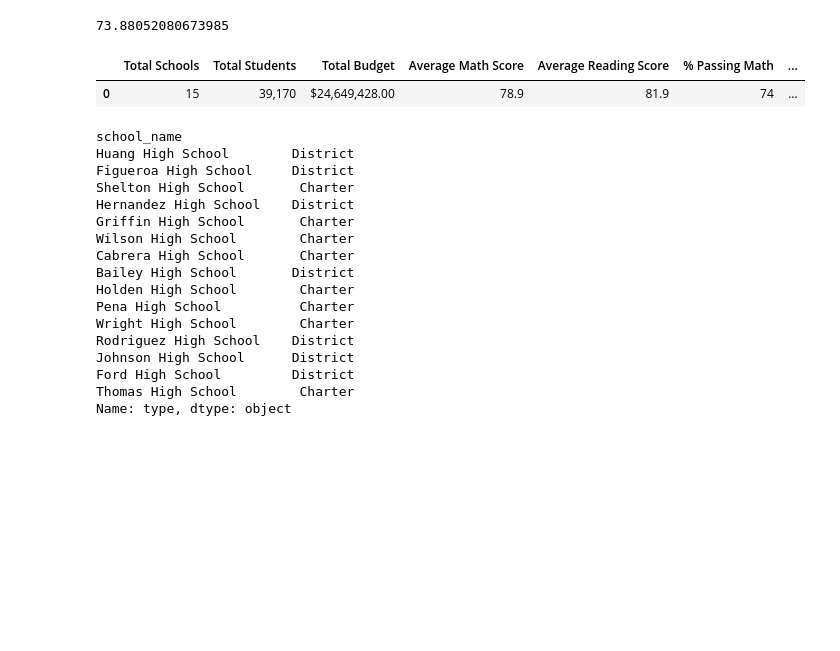
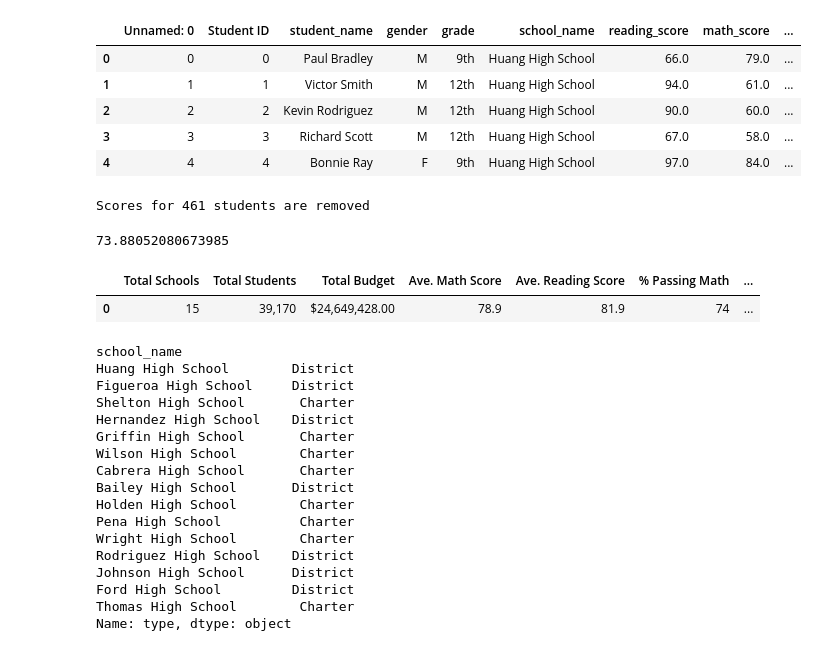
Before and after one commit to TaishiMatsuda/School_District_Analysis, a Jupyter notebook: PyCitySchools_Challenge.ipynb, the cells around one changed output. Cells and saved outputs as stored; diff of their text form; code cells hidden in the pictures; blank space fills up the shorter version.

```diff
--- a/PyCitySchools_Challenge.ipynb
+++ b/PyCitySchools_Challenge.ipynb
@@ -36,8 +66,19 @@ student_data_df.tail()
 # %%
 # Combine the data into a single dataset
 school_data_complete_df = pd.merge(student_data_df, school_data_df, on=["school_name","school_name"])
-#school_data_complete_df.head()
+school_data_complete_df.head()
+# %% [output]
+|  | Unnamed: 0 | Student ID | student_name | gender | grade | school_name | reading_score | math_score | ... |
+| 0 | 0 | 0 | Paul Bradley | M | 9th | Huang High School | 66.0 | 79.0 | ... |
+| 1 | 1 | 1 | Victor Smith | M | 12th | Huang High School | 94.0 | 61.0 | ... |
+| 2 | 2 | 2 | Kevin Rodriguez | M | 12th | Huang High School | 90.0 | 60.0 | ... |
+| 3 | 3 | 3 | Richard Scott | M | 12th | Huang High School | 67.0 | 58.0 | ... |
+| 4 | 4 | 4 | Bonnie Ray | F | 9th | Huang High School | 97.0 | 84.0 | ... |
 # %%
 # Get the total number of students
-student_count = school_data_complete_df["Student ID"].count()
+student_count = school_data_complete_df["Student ID"].count()   #Inc. 9th Graders at Thomas High School
+student_count_fixed = school_data_complete_df["reading_score"].count ()   #Exc. 9th Graders at Thomas High School.
+print(f"Scores for {student_count - student_count_fixed} students are removed")
+# %% [output]
+Scores for 461 students are removed
 # %%
@@ -96,20 +121,20 @@ passing_percent(passing_math_count,student_count)
 # %% [output]
 73.88052080673985
 # %%
-# Format the columns
+# Formatting the District Summary DataFrame
 district_summary_df["Total Students"] = district_summary_df["Total Students"].map("{:,}".format)
 district_summary_df["Total Budget"] = district_summary_df["Total Budget"].map("${:,.2f}".format)
-district_summary_df["Average Math Score"] = district_summary_df["Average Math Score"].map("{:,.1f}".format)
-district_summary_df["Average Reading Score"] = district_summary_df["Average Reading Score"].map("{:,.1f}".format)
+district_summary_df["Ave. Math Score"] = district_summary_df["Ave. Math Score"].map("{:,.1f}".format)
+district_summary_df["Ave. Reading Score"] = district_summary_df["Ave. Reading Score"].map("{:,.1f}".format)
 district_summary_df["% Passing Math"] = district_summary_df["% Passing Math"].map("{:,.0f}".format)
 district_summary_df["% Passing Reading"] = district_summary_df["% Passing Reading"].map("{:,.0f}".format)
 district_summary_df["% Overall Passing"] = district_summary_df["% Overall Passing"].map("{:,.0f}".format)
+
+# Display the District Summary DataFrame
+district_summary_df
+# %% [output]
+|  | Total Schools | Total Students | Total Budget | Ave. Math Score | Ave. Reading Score | % Passing Math | ... |
+| 0 | 15 | 39,170 | $24,649,428.00 | 78.9 | 81.9 | 74 | ... |
-# %%
-# Display the DataFrame
-district_summary_df
-# %% [output]
-|  | Total Schools | Total Students | Total Budget | Average Math Score | Average Reading Score | % Passing Math | ... |
-| 0 | 15 | 39,170 | $24,649,428.00 | 78.9 | 81.9 | 74 | ... |
 # %%
 # Reorder the columns in the order you want them to appear
 #new_column_order = ["Total Schools","Total Students","Total Budget","Average Math Score","Average Reading Score","% Passing Math","% Passing Reading","% Overall Passing"]
```
Also changed, not shown: parts of 16 cells of this notebook, 12 other files.
